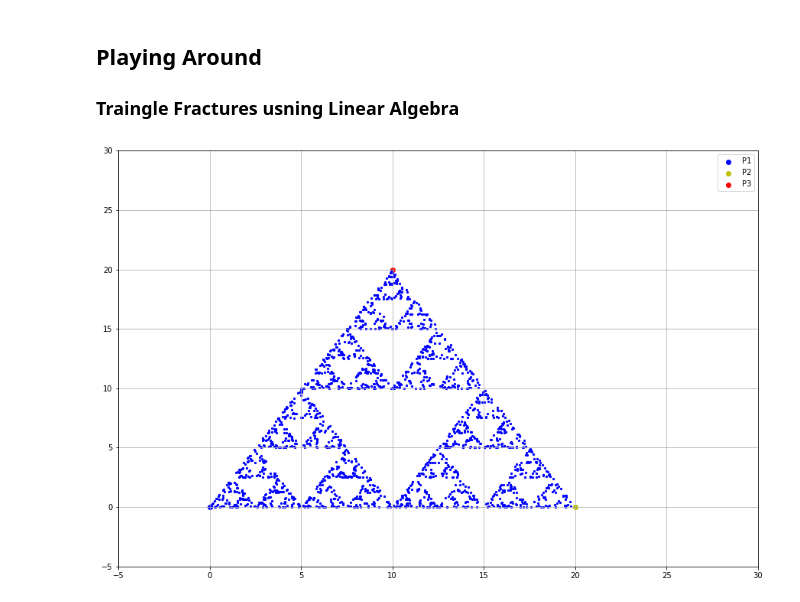
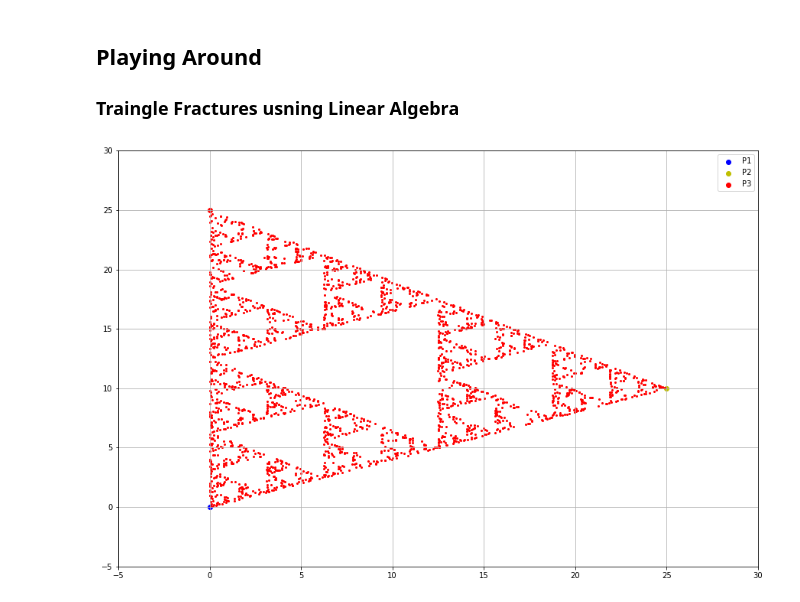
Before and after one commit to ahmedtarek-/MI_2022, a Jupyter notebook: Playing_Around.ipynb, the cells around one changed output. Cells and saved outputs as stored; diff of their text form; code cells hidden in the pictures.

```diff
--- a/Playing_Around.ipynb
+++ b/Playing_Around.ipynb
@@ -76,47 +76,47 @@ def generate_magic_points(triangle, rand_point):
     return magic_points
 
 
+########################################
+## 1. Initialize our Main triangle vertices
+p1 = np.array([0,0])
+p2 = np.array([25,10])
+p3 = np.array([0,25])
+# p1 = np.random.randint(0,30, 2)
+# p2 = np.random.randint(0,30, 2)
+# p3 = np.random.randint(0,30, 2)
 
-########################################
-## 1. Main triangle points + plotting ##
-p1 = np.array([0,0])
-p2 = np.array([20,0])
-p3 = np.array([10,20])
 main_triangle = np.array([p1, p2, p3])
-
-origin = np.array([0,0]) # origin point
-
-plt.figure(figsize=(15,10))
 
 #################################################
 ## 2. Plotting the main points of the triangle ##
 # plt.quiver(*origin, main_triangle[:,0], main_triangle[:,1], color=['r','b','g'], scale=1)
 # plt.arrow(0, 0, *p1, color='b', head_width=0.1, head_length=0.1, label="P1")
 # plt.arrow(0, 0, *p2, color='y', head_width=0.1, head_length=0.1, label="P2")
 # plt.arrow(0, 0, *p3, color='r', head_width=0.1, head_length=0.1, label="P3")
+plt.figure(figsize=(15,10))
 plt.scatter(p1[0], p1[1], color='b', label="P1")
 plt.scatter(p2[0], p2[1], color='y', label="P2")
 plt.scatter(p3[0], p3[1], color='r', label="P3")
 
 
 #################################################################
 ## 3. Starting with a random number (that fits inside triangle ##
+MAX_TRIALS = 100
 rand_point = generate_random_point_in_triangle(main_triangle)
 
 ########################################################################################
 ## 4. Defining new points as middway between current_point and a rand triangle vertix ##
-MAX_TRIALS = 100
-MAX_POINTS = 2000
+MAX_POINTS = 2500
 magic_points = generate_magic_points(main_triangle, rand_point)
 
 ################
 # 5. Plotting ##
 for magic_point in magic_points:
-    plt.scatter(magic_point[0], magic_point[1], color='b', s=5)
+    plt.scatter(magic_point[0], magic_point[1], color='r', s=4)
 plt.xlim(-5, 30)
 plt.ylim(-5, 30)
 plt.grid(b=True, which='major')
 plt.legend()
 plt.show()
 # %% [output]
-[figure, old version]
+[figure, new version]
```
Also changed, not shown: 1 other file.
